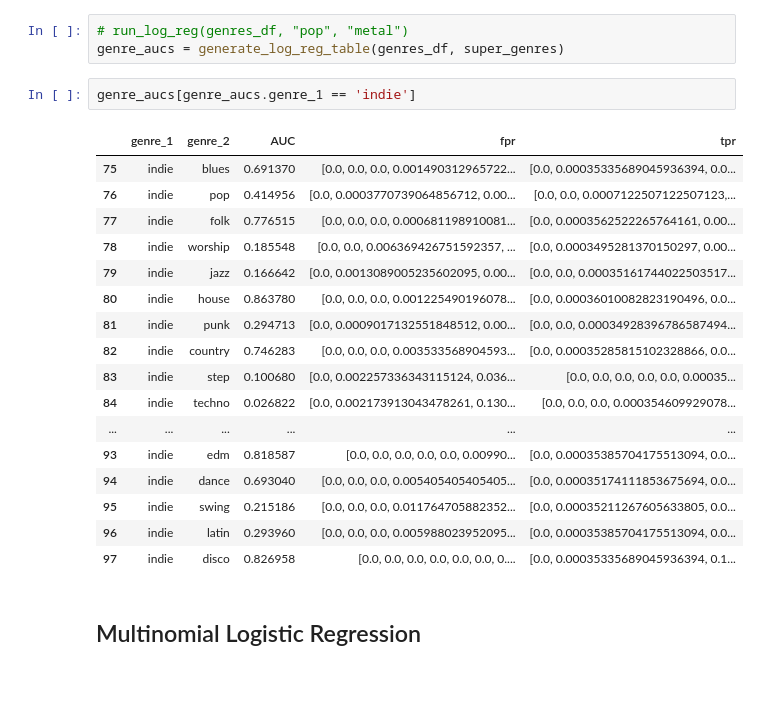
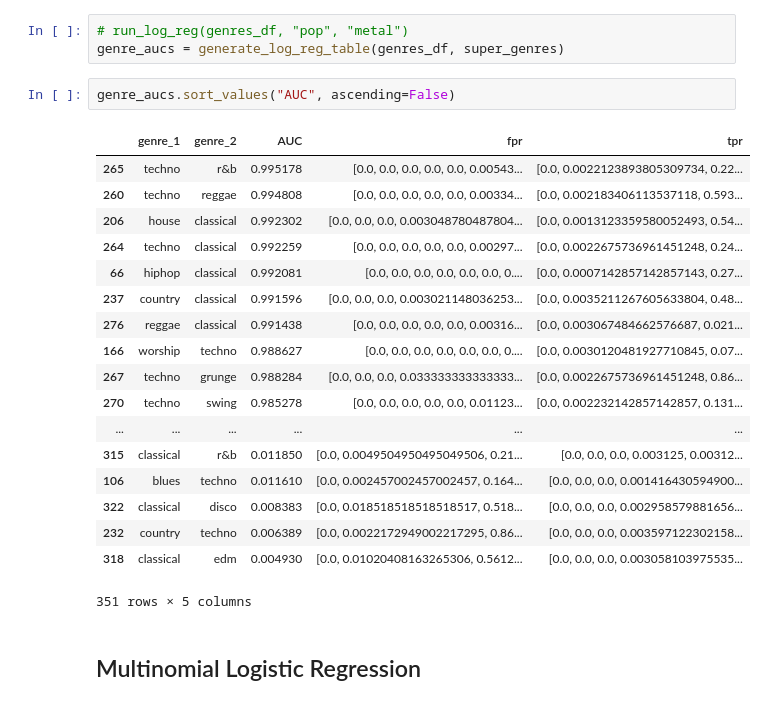
Before and after one commit to QED0711/spotify-predictive-analysis, a Jupyter notebook: exploration/qd_072919_genre_logistic_regression.ipynb, the cells around one changed output. Cells and saved outputs as stored; diff of their text form.

```diff
--- a/exploration/qd_072919_genre_logistic_regression.ipynb
+++ b/exploration/qd_072919_genre_logistic_regression.ipynb
@@ -123,26 +123,27 @@ def generate_log_reg_table(df, genre_list):
 # %%
 # run_log_reg(genres_df, "pop", "metal")
 genre_aucs = generate_log_reg_table(genres_df, super_genres)
-# %%
-genre_aucs[genre_aucs.genre_1 == 'indie']
-# %% [output]
-|  | genre_1 | genre_2 | AUC | fpr | tpr |
-| 75 | indie | blues | 0.691370 | [0.0, 0.0, 0.0, 0.001490312965722... | [0.0, 0.00035335689045936394, 0.0... |
-| 76 | indie | pop | 0.414956 | [0.0, 0.0003770739064856712, 0.00... | [0.0, 0.0, 0.0007122507122507123,... |
-| 77 | indie | folk | 0.776515 | [0.0, 0.0, 0.0, 0.000681198910081... | [0.0, 0.0003562522265764161, 0.00... |
-| 78 | indie | worship | 0.185548 | [0.0, 0.0, 0.006369426751592357, ... | [0.0, 0.0003495281370150297, 0.00... |
-| 79 | indie | jazz | 0.166642 | [0.0, 0.0013089005235602095, 0.00... | [0.0, 0.0, 0.00035161744022503517... |
-| 80 | indie | house | 0.863780 | [0.0, 0.0, 0.0, 0.001225490196078... | [0.0, 0.00036010082823190496, 0.0... |
-| 81 | indie | punk | 0.294713 | [0.0, 0.0009017132551848512, 0.00... | [0.0, 0.0, 0.00034928396786587494... |
-| 82 | indie | country | 0.746283 | [0.0, 0.0, 0.0, 0.003533568904593... | [0.0, 0.00035285815102328866, 0.0... |
-| 83 | indie | step | 0.100680 | [0.0, 0.002257336343115124, 0.036... | [0.0, 0.0, 0.0, 0.0, 0.0, 0.00035... |
-| 84 | indie | techno | 0.026822 | [0.0, 0.002173913043478261, 0.130... | [0.0, 0.0, 0.0, 0.000354609929078... |
-| ... | ... | ... | ... | ... | ... |
-| 93 | indie | edm | 0.818587 | [0.0, 0.0, 0.0, 0.0, 0.0, 0.00990... | [0.0, 0.00035385704175513094, 0.0... |
-| 94 | indie | dance | 0.693040 | [0.0, 0.0, 0.0, 0.005405405405405... | [0.0, 0.00035174111853675694, 0.0... |
-| 95 | indie | swing | 0.215186 | [0.0, 0.0, 0.0, 0.011764705882352... | [0.0, 0.00035211267605633805, 0.0... |
-| 96 | indie | latin | 0.293960 | [0.0, 0.0, 0.0, 0.005988023952095... | [0.0, 0.00035385704175513094, 0.0... |
-| 97 | indie | disco | 0.826958 | [0.0, 0.0, 0.0, 0.0, 0.0, 0.0, 0.... | [0.0, 0.00035335689045936394, 0.1... |
+# %%
+genre_aucs.sort_values("AUC", ascending=False)
+# %% [output]
+|  | genre_1 | genre_2 | AUC | fpr | tpr |
+| 265 | techno | r&b | 0.995178 | [0.0, 0.0, 0.0, 0.0, 0.0, 0.00543... | [0.0, 0.0022123893805309734, 0.22... |
+| 260 | techno | reggae | 0.994808 | [0.0, 0.0, 0.0, 0.0, 0.0, 0.00334... | [0.0, 0.002183406113537118, 0.593... |
+| 206 | house | classical | 0.992302 | [0.0, 0.0, 0.0, 0.003048780487804... | [0.0, 0.0013123359580052493, 0.54... |
+| 264 | techno | classical | 0.992259 | [0.0, 0.0, 0.0, 0.0, 0.0, 0.00297... | [0.0, 0.0022675736961451248, 0.24... |
+| 66 | hiphop | classical | 0.992081 | [0.0, 0.0, 0.0, 0.0, 0.0, 0.0, 0.... | [0.0, 0.0007142857142857143, 0.27... |
+| 237 | country | classical | 0.991596 | [0.0, 0.0, 0.0, 0.003021148036253... | [0.0, 0.0035211267605633804, 0.48... |
+| 276 | reggae | classical | 0.991438 | [0.0, 0.0, 0.0, 0.0, 0.0, 0.00316... | [0.0, 0.003067484662576687, 0.021... |
+| 166 | worship | techno | 0.988627 | [0.0, 0.0, 0.0, 0.0, 0.0, 0.0, 0.... | [0.0, 0.0030120481927710845, 0.07... |
+| 267 | techno | grunge | 0.988284 | [0.0, 0.0, 0.0, 0.033333333333333... | [0.0, 0.0022675736961451248, 0.86... |
+| 270 | techno | swing | 0.985278 | [0.0, 0.0, 0.0, 0.0, 0.0, 0.01123... | [0.0, 0.002232142857142857, 0.131... |
+| ... | ... | ... | ... | ... | ... |
+| 315 | classical | r&b | 0.011850 | [0.0, 0.0049504950495049506, 0.21... | [0.0, 0.0, 0.0, 0.003125, 0.00312... |
+| 106 | blues | techno | 0.011610 | [0.0, 0.002457002457002457, 0.164... | [0.0, 0.0, 0.0, 0.001416430594900... |
+| 322 | classical | disco | 0.008383 | [0.0, 0.018518518518518517, 0.518... | [0.0, 0.0, 0.0, 0.002958579881656... |
+| 232 | country | techno | 0.006389 | [0.0, 0.0022172949002217295, 0.86... | [0.0, 0.0, 0.0, 0.003597122302158... |
+| 318 | classical | edm | 0.004930 | [0.0, 0.01020408163265306, 0.5612... | [0.0, 0.0, 0.0, 0.003058103975535... |
+351 rows × 5 columns
 # %% [markdown]
 ## Multinomial Logistic Regression
 # %%
```
Also changed, not shown: 2 other files.
